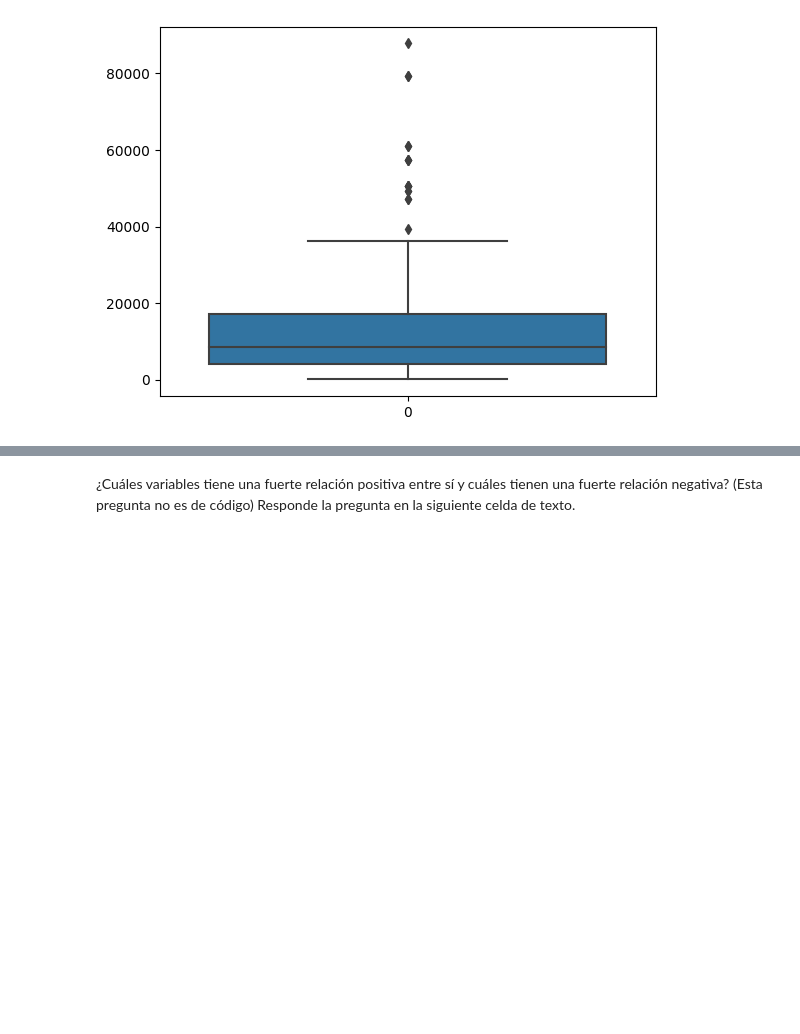
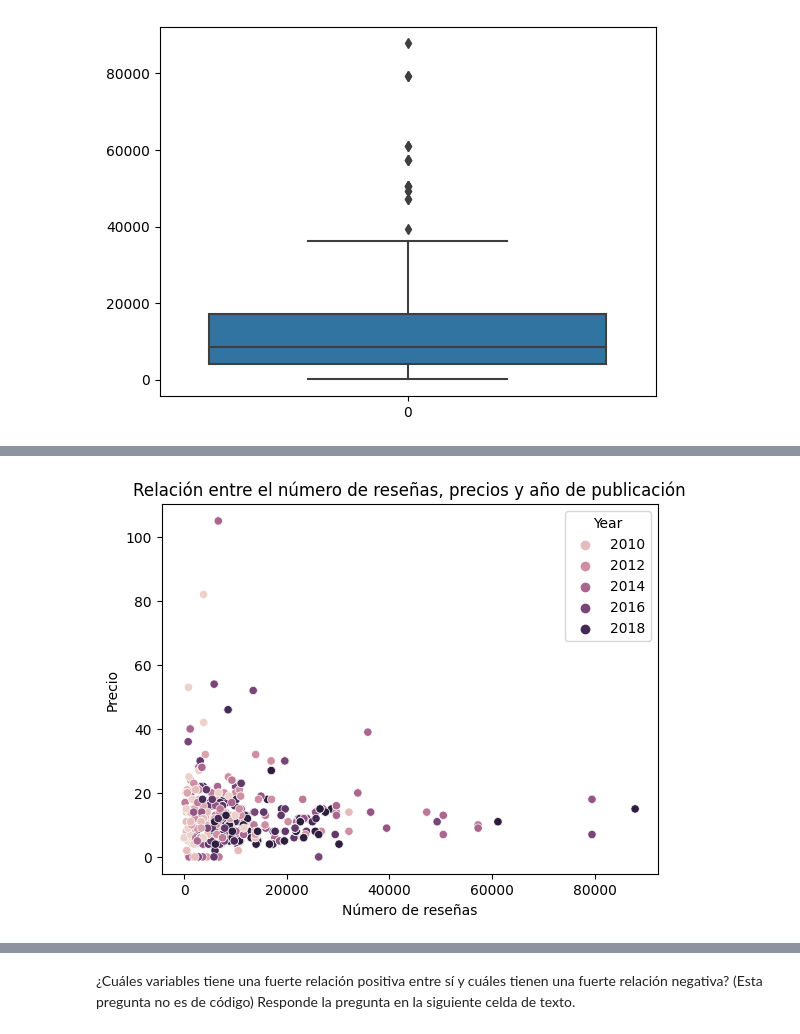
Before and after one commit to DHurtado714-itesm/ST-Arte-de-la-programacion, a Jupyter notebook: workspace/07-2-actividad-visualizacion.ipynb, the cells around one changed output, grey strips where cells are left out. Drawn from its saved outputs; the diff is of its cells as text; code cells hidden in the pictures; blank space fills up the shorter version.

```diff
--- a/workspace/07-2-actividad-visualizacion.ipynb
+++ b/workspace/07-2-actividad-visualizacion.ipynb
@@ -95,7 +107,14 @@ sns.boxplot(df['Reviews'])
 # %%
 # De la pregunta anterior, ¿influye algo el año de publicación? ¿Cuál es la
 # relación entre el número de reseñar, el precio y el año de publicación?
 # IMPORTANTE: Selecciona una paleta de colores adeacuada.
+sns.scatterplot(x='Reviews', y='Price', hue='Year', data=df)
+plt.xlabel('Número de reseñas')
+plt.ylabel('Precio')
+plt.title('Relación entre el número de reseñas, precios y año de publicación')
+plt.show()
+# %% [output]
+[figure, added]
 # %%
 # ¿Cuál es la correlación entre las variables numéricas? Muéstralo en un
 # gráfico. La variable año, a pesar de ser numérica, la vamos a considerar como
```
Also changed, not shown: parts of 7 cells of this notebook, 3 other files.
